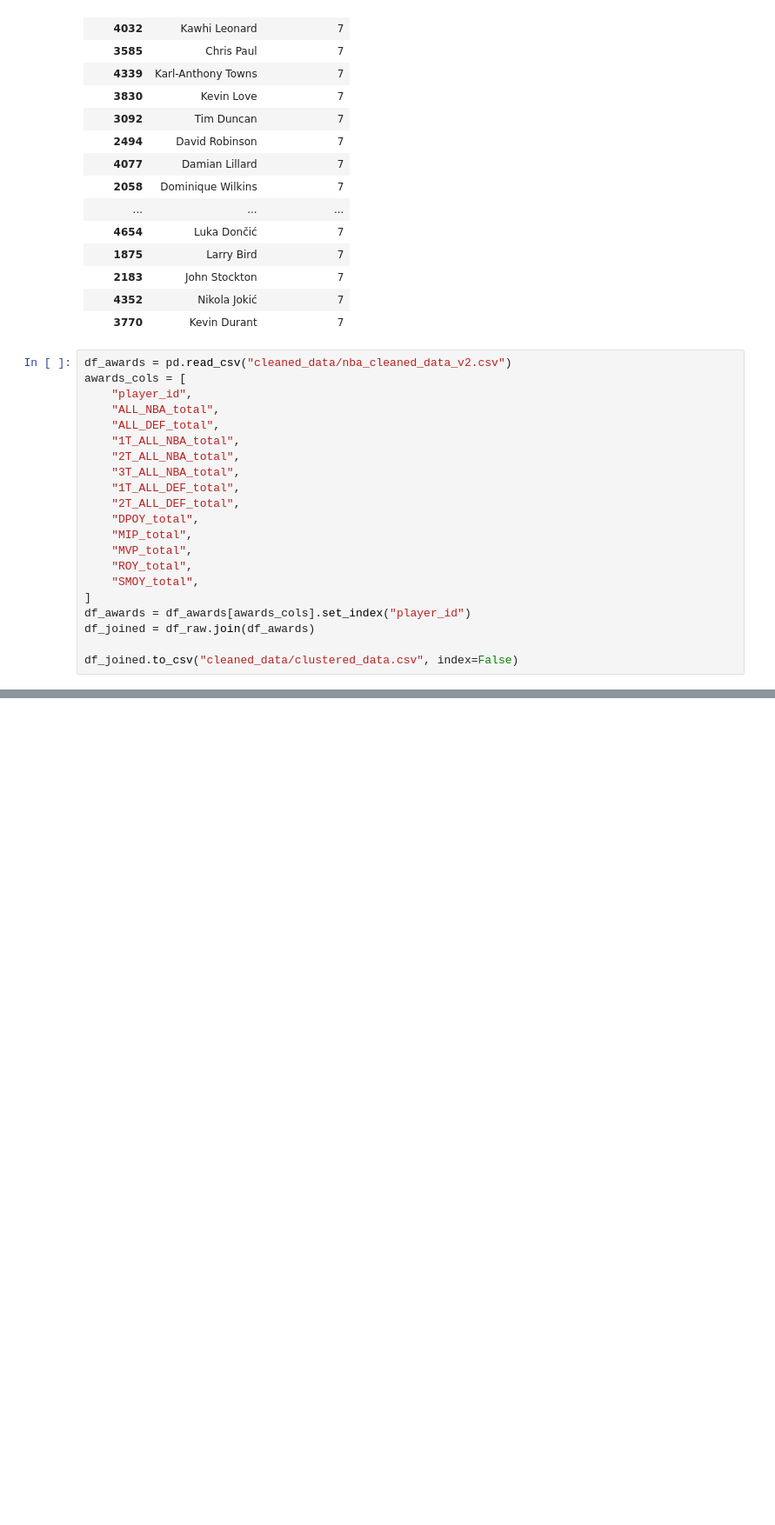
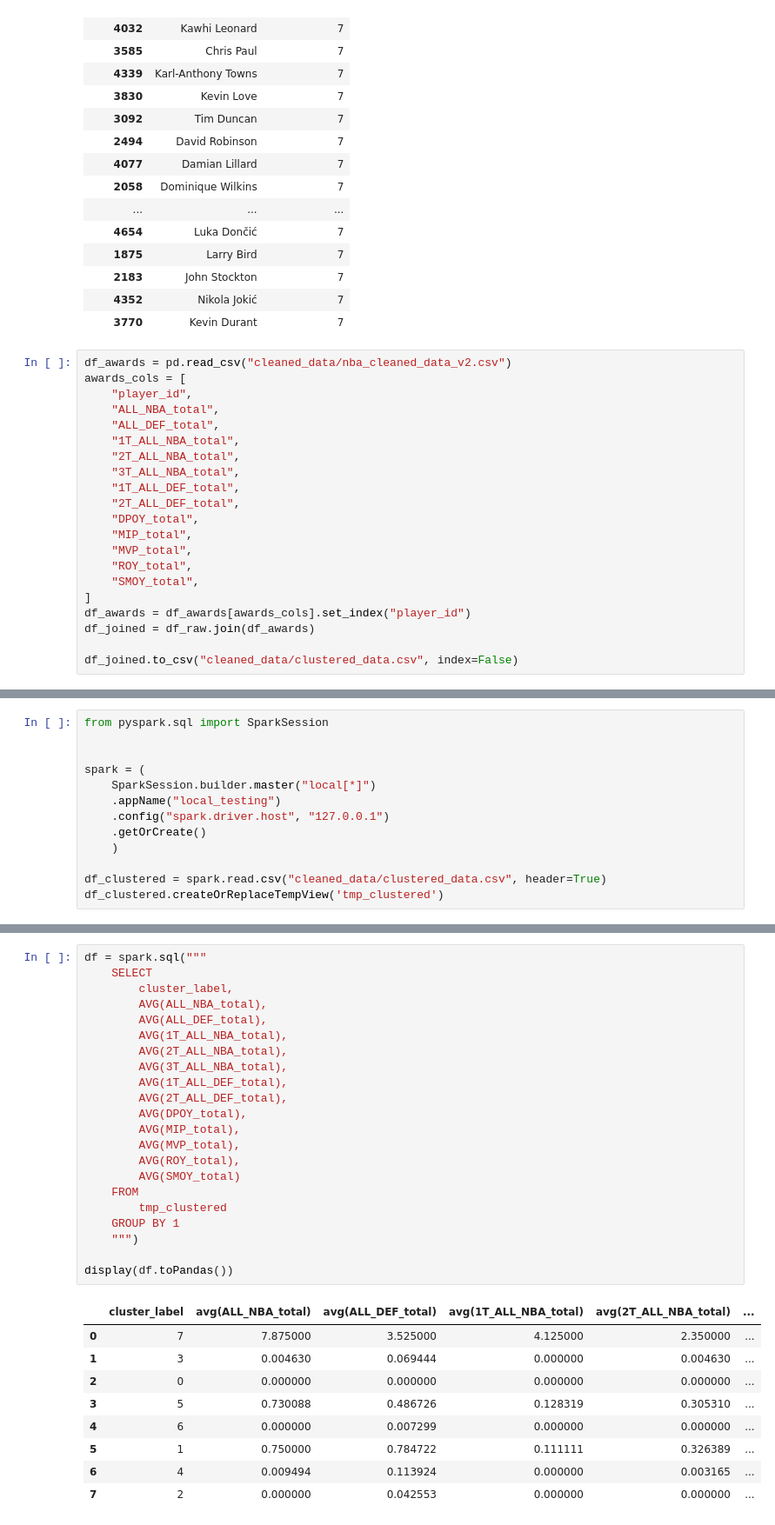
Before and after one commit to smukhi92/ISYE6740_CDA_FA23_Project, a Jupyter notebook: clustering_analysis.ipynb, the cells around one changed output, grey strips where cells are left out. Shown at 87% size. Saved outputs shown, nothing was run; the diff lists cells and outputs as text; blank space fills up the shorter version.

Commit message:
Add cluster analysis

```diff
--- a/clustering_analysis.ipynb
+++ b/clustering_analysis.ipynb
@@ -178,3 +178,16 @@ display(
 |  | player | cluster_label | ALL_NBA_total | ALL_DEF_total | 1T_ALL_NBA_total | 2T_ALL_NBA_total | ... |
 | player_id |  |  |  |  |  |  | ... |
 | 3463 | LeBron James | 7 | 18.0 | 6.0 | 13.0 | 3.0 | ... |
+# %%
+from pyspark.sql import SparkSession
+
+
+spark = (
+    SparkSession.builder.master("local[*]")
+    .appName("local_testing")
+    .config("spark.driver.host", "127.0.0.1")
+    .getOrCreate()
+    )
+
+df_clustered = spark.read.csv("cleaned_data/clustered_data.csv", header=True)
+df_clustered.createOrReplaceTempView('tmp_clustered')
@@ -180,0 +202,32 @@ display(
+# %%
+df = spark.sql("""
+    SELECT
+        cluster_label,
+        AVG(ALL_NBA_total),
+        AVG(ALL_DEF_total),
+        AVG(1T_ALL_NBA_total),
+        AVG(2T_ALL_NBA_total),
+        AVG(3T_ALL_NBA_total),
+        AVG(1T_ALL_DEF_total),
+        AVG(2T_ALL_DEF_total),
+        AVG(DPOY_total),
+        AVG(MIP_total),
+        AVG(MVP_total),
+        AVG(ROY_total),
+        AVG(SMOY_total)
+    FROM
+        tmp_clustered
+    GROUP BY 1
+    """)
+
+display(df.toPandas())
+# %% [output]
+|  | cluster_label | avg(ALL_NBA_total) | avg(ALL_DEF_total) | avg(1T_ALL_NBA_total) | avg(2T_ALL_NBA_total) | ... |
+| 0 | 7 | 7.875000 | 3.525000 | 4.125000 | 2.350000 | ... |
+| 1 | 3 | 0.004630 | 0.069444 | 0.000000 | 0.004630 | ... |
+| 2 | 0 | 0.000000 | 0.000000 | 0.000000 | 0.000000 | ... |
+| 3 | 5 | 0.730088 | 0.486726 | 0.128319 | 0.305310 | ... |
+| 4 | 6 | 0.000000 | 0.007299 | 0.000000 | 0.000000 | ... |
+| 5 | 1 | 0.750000 | 0.784722 | 0.111111 | 0.326389 | ... |
+| 6 | 4 | 0.009494 | 0.113924 | 0.000000 | 0.003165 | ... |
+| 7 | 2 | 0.000000 | 0.042553 | 0.000000 | 0.000000 | ... |
```
Also changed, not shown: parts of 1 cell of this notebook.
